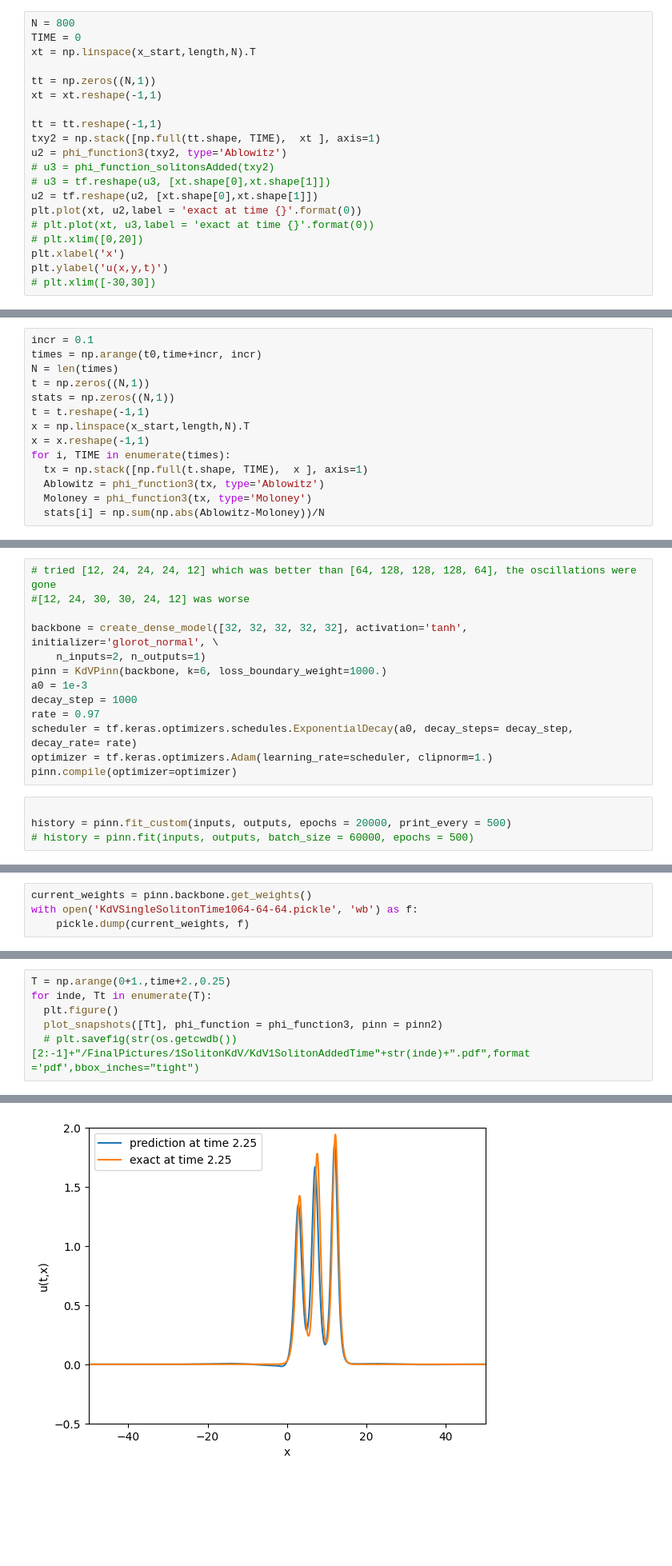
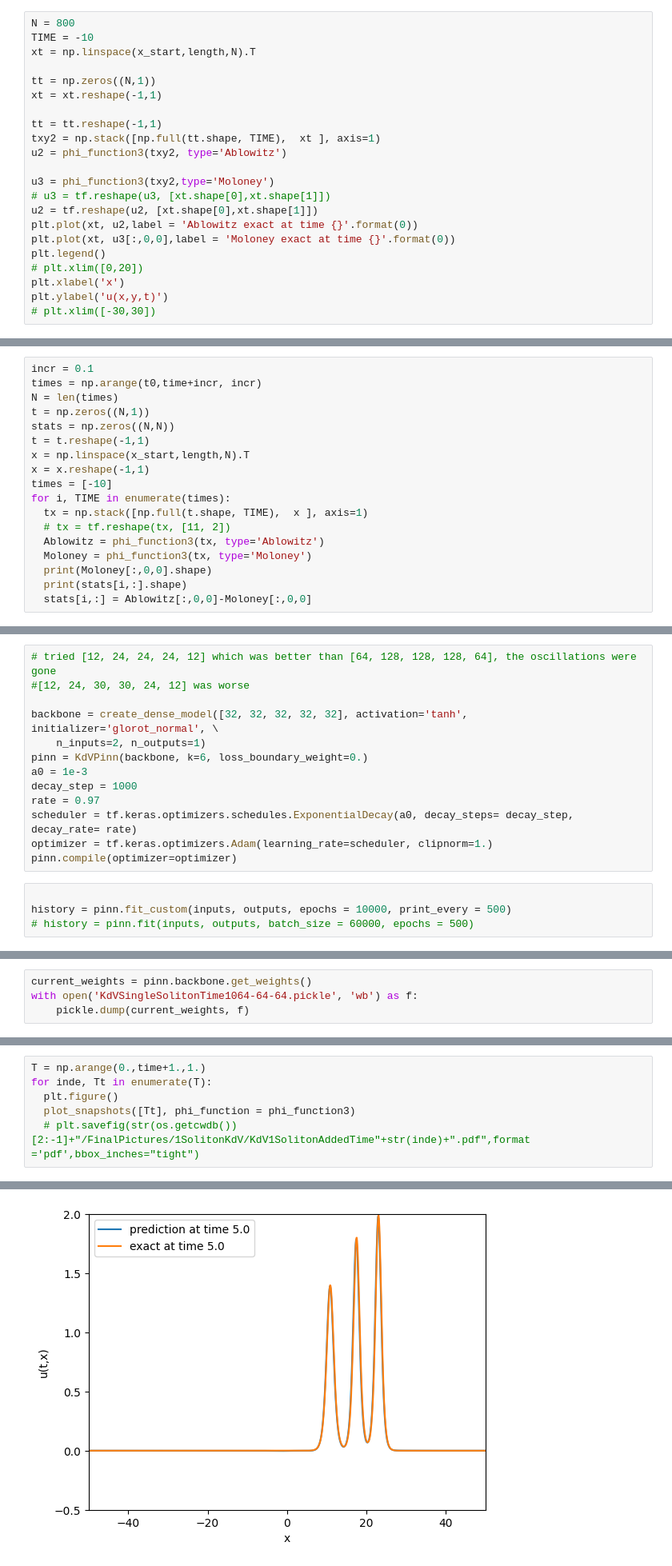
Before and after one commit to naiaseh/Trunk, a Jupyter notebook: PinnNew/KdV.ipynb, the cells around one changed output, grey strips where cells are left out. Shown at 80% size. Cells and saved outputs as stored; diff of their text form; blank space fills up the shorter version.

```diff
--- a/PinnNew/KdV.ipynb
+++ b/PinnNew/KdV.ipynb
@@ -228,7 +237,7 @@ Text(0, 0.5, 'mean absolute difference')
 1.8
 # %%
 N = 800
-TIME = 0
+TIME = -10
 xt = np.linspace(x_start,length,N).T
 
 tt = np.zeros((N,1))
@@ -237,11 +246,13 @@ xt = xt.reshape(-1,1)
 tt = tt.reshape(-1,1)
 txy2 = np.stack([np.full(tt.shape, TIME),  xt ], axis=1)
 u2 = phi_function3(txy2, type='Ablowitz')
-# u3 = phi_function_solitonsAdded(txy2)
+
+u3 = phi_function3(txy2,type='Moloney')
 # u3 = tf.reshape(u3, [xt.shape[0],xt.shape[1]])
 u2 = tf.reshape(u2, [xt.shape[0],xt.shape[1]])
-plt.plot(xt, u2,label = 'exact at time {}'.format(0))
-# plt.plot(xt, u3,label = 'exact at time {}'.format(0))
+plt.plot(xt, u2,label = 'Ablowitz exact at time {}'.format(0))
+plt.plot(xt, u3[:,0,0],label = 'Moloney exact at time {}'.format(0))
+plt.legend()
 # plt.xlim([0,20])
 plt.xlabel('x')
 plt.ylabel('u(x,y,t)')
@@ -254,12 +270,16 @@ incr = 0.1
 times = np.arange(t0,time+incr, incr)
 N = len(times)
 t = np.zeros((N,1))
-stats = np.zeros((N,1))
+stats = np.zeros((N,N))
 t = t.reshape(-1,1)
 x = np.linspace(x_start,length,N).T
 x = x.reshape(-1,1)
+times = [-10]
 for i, TIME in enumerate(times):
   tx = np.stack([np.full(t.shape, TIME),  x ], axis=1)
+  # tx = tf.reshape(tx, [11, 2])
   Ablowitz = phi_function3(tx, type='Ablowitz')
   Moloney = phi_function3(tx, type='Moloney')
-  stats[i] = np.sum(np.abs(Ablowitz-Moloney))/N
+  print(Moloney[:,0,0].shape)
+  print(stats[i,:].shape)
+  stats[i,:] = Ablowitz[:,0,0]-Moloney[:,0,0]
@@ -300,7 +314,7 @@ normalizer.adapt(tx_eqn)
 
 backbone = create_dense_model([32, 32, 32, 32, 32], activation='tanh', initializer='glorot_normal', \
     n_inputs=2, n_outputs=1)
-pinn = KdVPinn(backbone, k=6, loss_boundary_weight=1000.)
+pinn = KdVPinn(backbone, k=6, loss_boundary_weight=0.)
 a0 = 1e-3
 decay_step = 1000
 rate = 0.97
@@ -309,6 +323,6 @@ optimizer = tf.keras.optimizers.Adam(learning_rate=scheduler, clipnorm=1.)
 pinn.compile(optimizer=optimizer)
 # %%
 
-history = pinn.fit_custom(inputs, outputs, epochs = 20000, print_every = 500)
+history = pinn.fit_custom(inputs, outputs, epochs = 10000, print_every = 500)
 # history = pinn.fit(inputs, outputs, batch_size = 60000, epochs = 500)
 # %% [output]
@@ -432,7 +453,7 @@ pinn.backbone.set_weights(my_weights)
 # %%
-T = np.arange(0+1.,time+2.,0.25)
+T = np.arange(0.,time+1.,1.)
 for inde, Tt in enumerate(T):
   plt.figure()
-  plot_snapshots([Tt], phi_function = phi_function3, pinn = pinn2)
+  plot_snapshots([Tt], phi_function = phi_function3)
   # plt.savefig(str(os.getcwdb())[2:-1]+"/FinalPictures/1SolitonKdV/KdV1SolitonAddedTime"+str(inde)+".pdf",format ='pdf',bbox_inches="tight")
 # %% [output]
@@ -460 +477 @@ for inde, Tt in enumerate(T):
-[figure, old version]
+[figure, new version]
```
Also changed, not shown: parts of 14 cells of this notebook.
